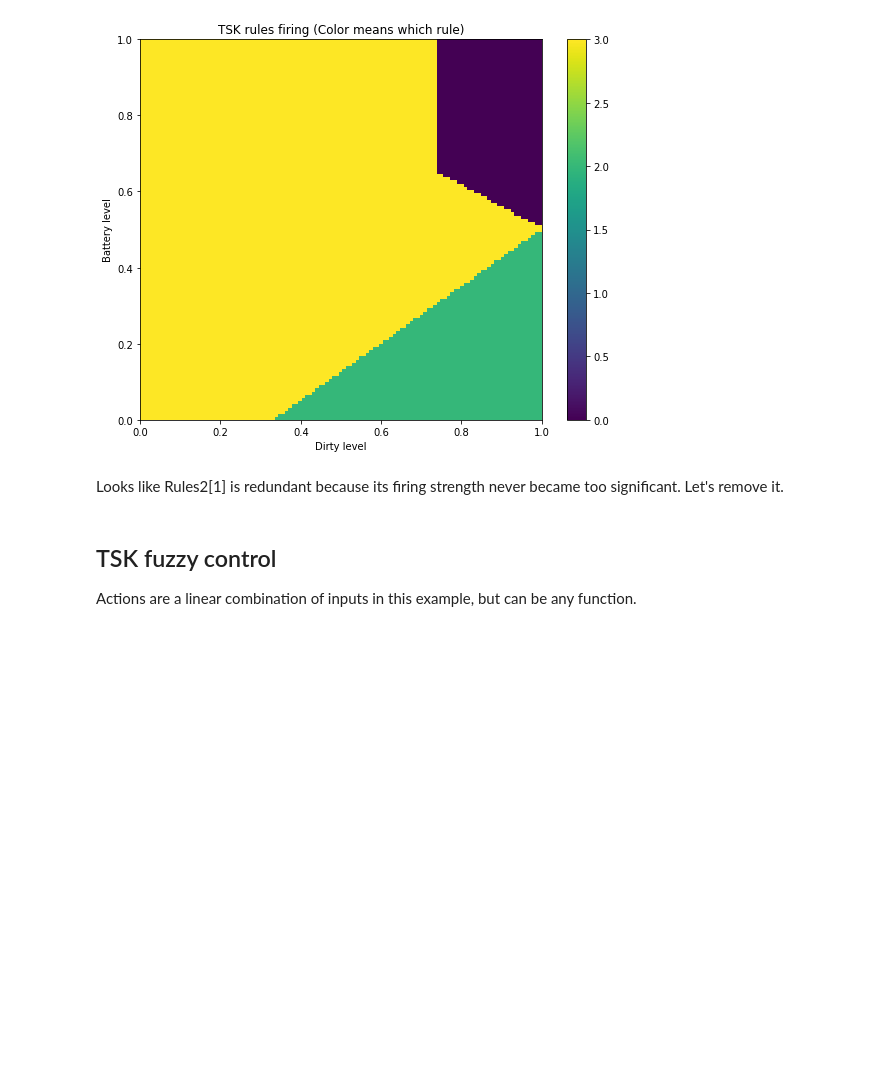
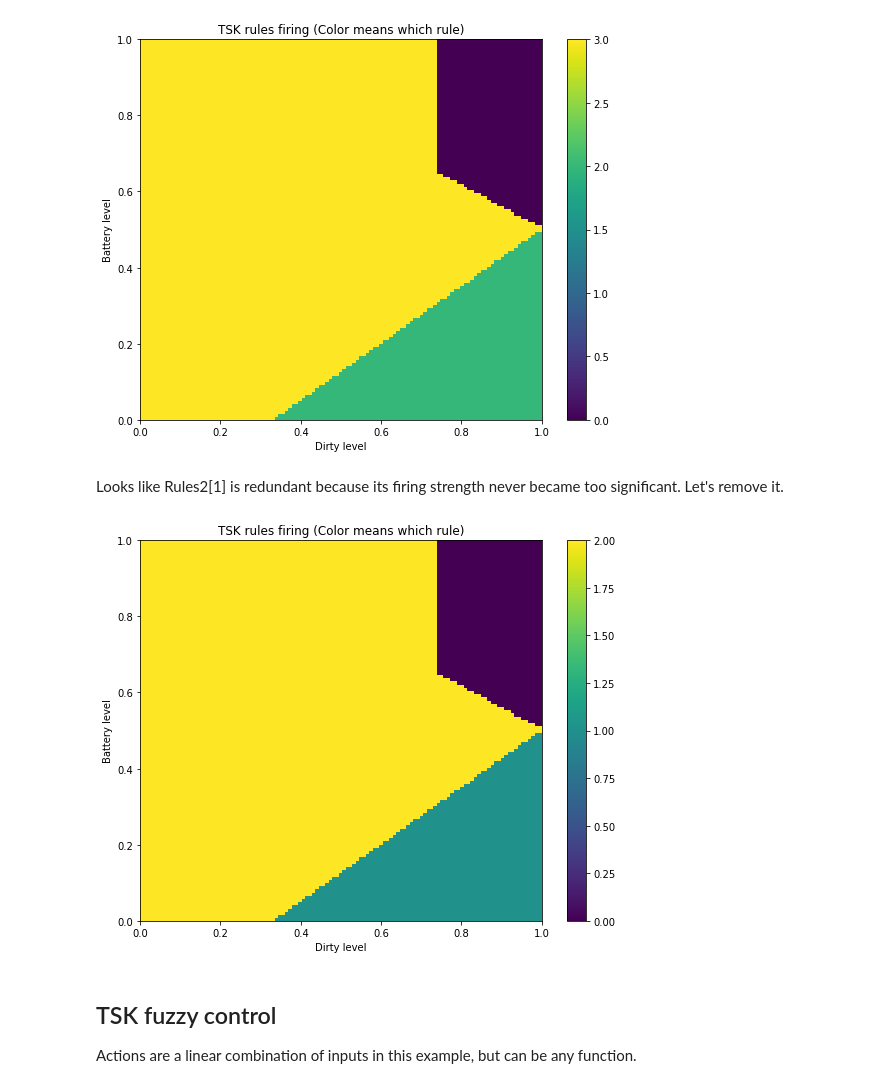
Before and after one commit to aleozlx/fuzzy-control-revisit-notes, a Jupyter notebook: q7.5.ipynb, the cells around one changed output. Drawn from its saved outputs; the diff is of its cells as text; code cells hidden in the pictures; blank space fills up the shorter version.

```diff
--- a/q7.5.ipynb
+++ b/q7.5.ipynb
@@ -263,9 +263,12 @@ Looks like Rules2[1] is redundant because its firing strength never became too s
 # %%
 Rules2 = [
     sugeno_rule(dirty_level['DIRTY'],battery_level['HIGH'], ([1,1],0)), # CLEANING
     sugeno_rule(whatever, battery_level['LOW'], ([0.0,-1],0)), # CHARGING
     sugeno_rule(dirty_level['CLEAN'], whatever, ([-1,0.0],0)) # STANDBY
 ]
+plot_Rules2()
+# %% [output]
+[figure, added]
 # %% [markdown]
 ## TSK fuzzy control
 
```
Also changed, not shown: parts of 1 cell of this notebook.
